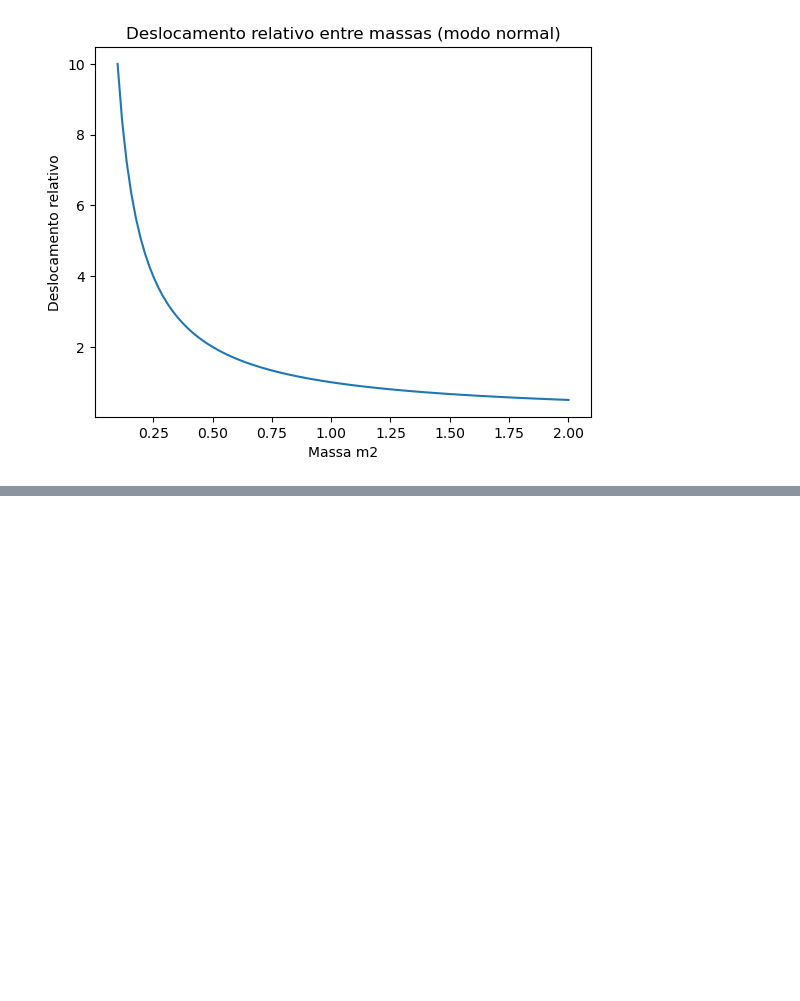
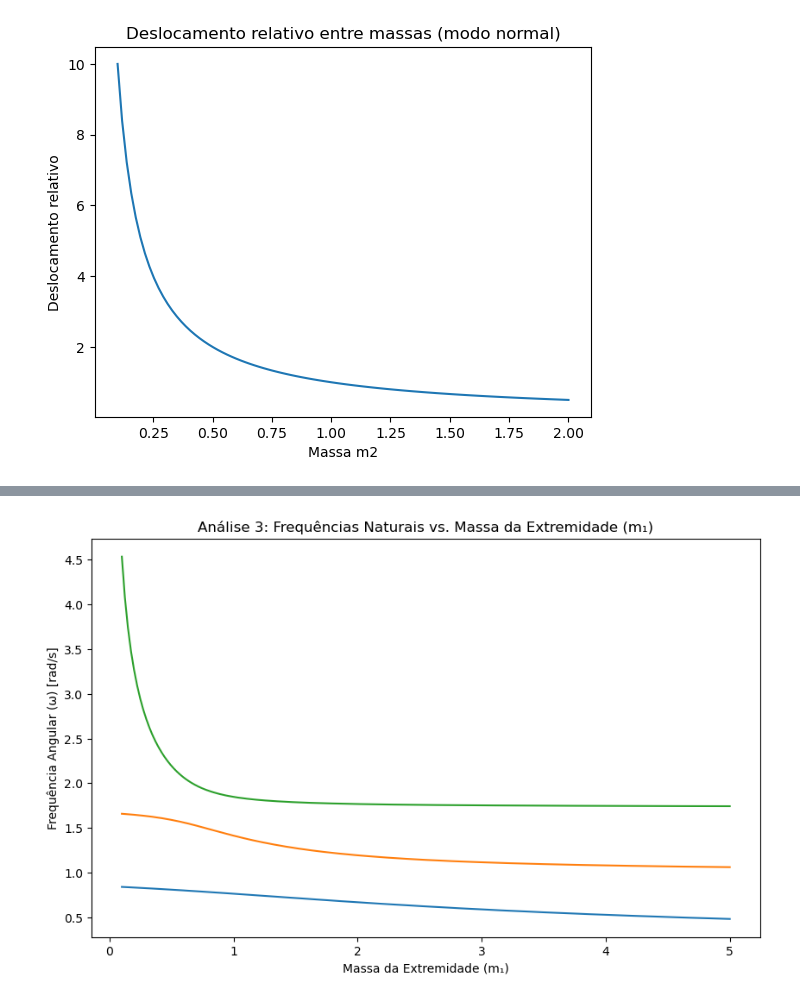
Before and after one commit to LuizDaniel-2/ATV4_FisComp, a Jupyter notebook: ATV4.ipynb, the cells around one changed output, grey strips where cells are left out. Saved outputs shown, nothing was run; the diff lists cells and outputs as text; code cells hidden in the pictures; blank space fills up the shorter version.

```diff
--- a/ATV4.ipynb
+++ b/ATV4.ipynb
@@ -169,0 +299,50 @@ plt.show()
+# %%
+import numpy as np
+import matplotlib.pyplot as plt
+from numpy.linalg import eig
+
+# --- ANÁLISE 3: Variando apenas a massa da extremidade (m1) ---
+# Mantemos m2 e m3 fixas para ver o efeito da quebra de simetria.
+
+k = 1.0
+m2_fixa = 1.0  # Massa central fixa
+m3_fixa = 1.0  # Massa da outra extremidade fixa
+massa_m1_range = np.linspace(0.1, 5.0, 200) # Faixa de valores para m1
+
+# Listas para armazenar as frequências (omega)
+omegas_1_cenario3, omegas_2_cenario3, omegas_3_cenario3 = [], [], []
+
+for m1 in massa_m1_range:
+    # Matriz de Massa M com m1 variável
+    M = np.diag([m1, m2_fixa, m3_fixa])
+
+    # Matriz de Rigidez K (permanece a mesma)
+    K = k * np.array([
+        [ 2, -1,  0],
+        [-1,  2, -1],
+        [ 0, -1,  2]
+    ])
+
+    # Resolve o sistema
+    M_inv = np.linalg.inv(M)
+    sistema = np.dot(M_inv, K)
+    autovalores_quadrados, _ = eig(sistema)
+
+    # Ordena e calcula as frequências
+    omegas = np.sqrt(np.sort(autovalores_quadrados))
+
+    omegas_1_cenario3.append(omegas[0])
+    omegas_2_cenario3.append(omegas[1])
+    omegas_3_cenario3.append(omegas[2])
+
+# Gráfico da Análise 3
+plt.figure(figsize=(10, 6))
+plt.plot(massa_m1_range, omegas_1_cenario3, label='ω₁')
+plt.plot(massa_m1_range, omegas_2_cenario3, label='ω₂')
+plt.plot(massa_m1_range, omegas_3_cenario3, label='ω₃')
+plt.title('Análise 3: Frequências Naturais vs. Massa da Extremidade (m₁)')
+plt.xlabel('Massa da Extremidade (m₁)')
+plt.ylabel('Frequência Angular (ω) [rad/s]')
+plt.show()
+# %% [output]
+[figure, added]
```
Also changed, not shown: parts of 12 cells of this notebook.
